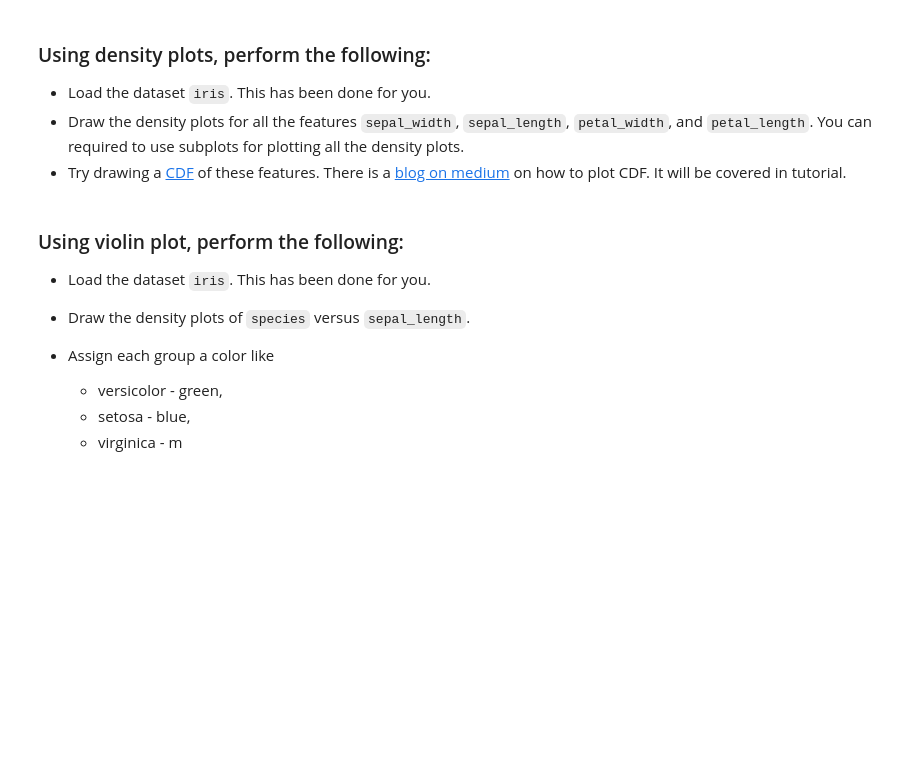
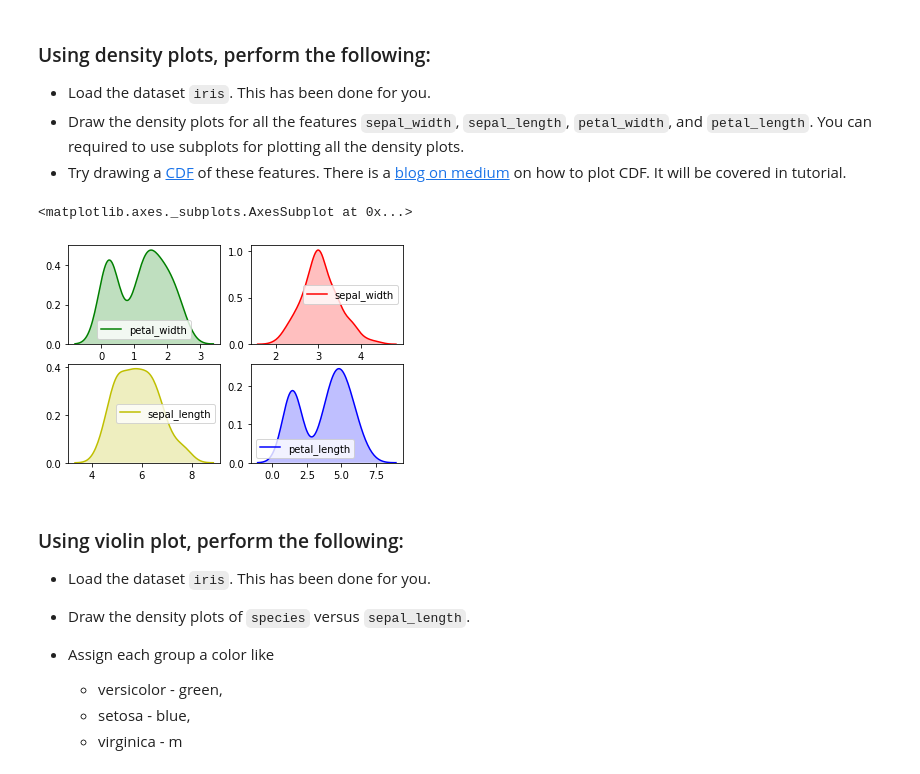
Before and after one commit to nikhilsinghh59/SHALA2020, a Jupyter notebook: DS_L3_20_April_Assignment_3.ipynb, the cells around one changed output. Drawn from its saved outputs; the diff is of its cells as text; code cells hidden in the pictures; blank space fills up the shorter version.

```diff
--- a/DS_L3_20_April_Assignment_3.ipynb
+++ b/DS_L3_20_April_Assignment_3.ipynb
@@ -171,3 +168,16 @@ df = sns.load_dataset('iris')
+# %%
+# library and dataset
+df = sns.load_dataset('iris')
+
+fig, ax = plt.subplots(nrows=2, ncols=2)
+
+sns.kdeplot(df['sepal_width'] , shade=True , color='r' , ax = ax[0][1])
+sns.kdeplot(df['sepal_length'] , shade=True , color='y' , ax = ax[1][0])
+sns.kdeplot(df['petal_width'] , shade=True , color='g' , ax = ax[0][0])
+sns.kdeplot(df['petal_length'] , shade=True , color='b' , ax = ax[1][1])
+# %% [output]
+<matplotlib.axes._subplots.AxesSubplot at 0x...>
+[figure, added]
 # %% [markdown]
 ### Using violin plot, perform the following:
 
```
Also changed, not shown: parts of 2 cells of this notebook.
